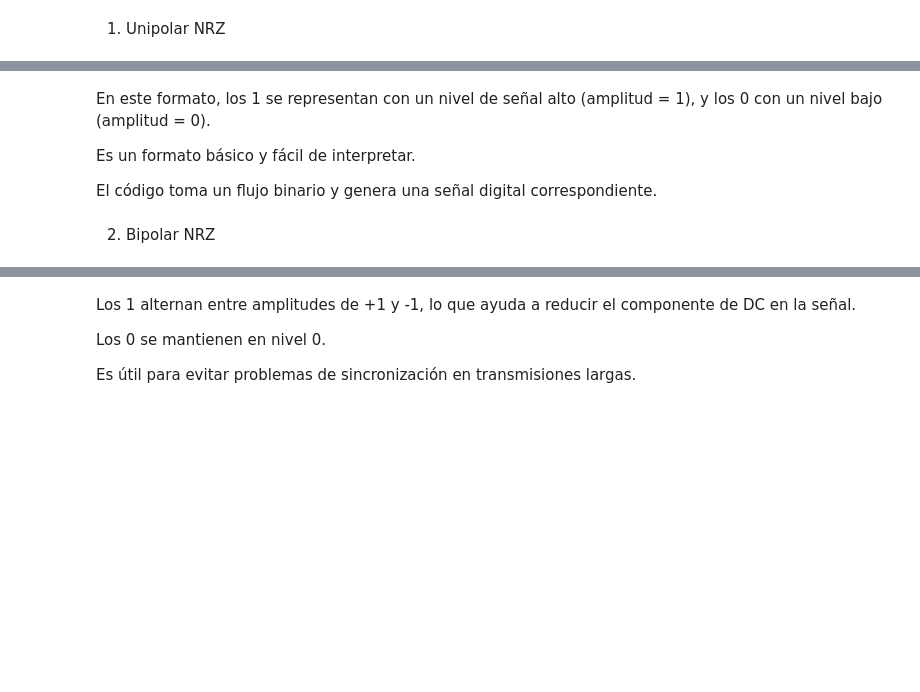
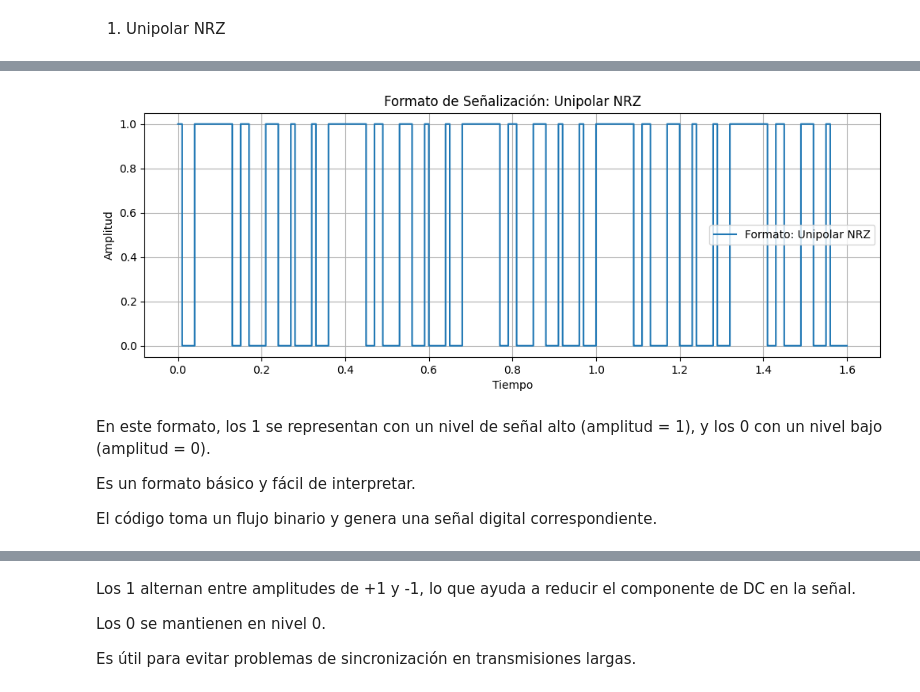
Before and after one commit to johnrua17/I.B-Lab, a Jupyter notebook: I_B_Lab.ipynb, the cells around one changed output, grey strips where cells are left out. Cells and saved outputs as stored; diff of their text form; code cells hidden in the pictures; blank space fills up the shorter version.

```diff
--- a/I_B_Lab.ipynb
+++ b/I_B_Lab.ipynb
@@ -173,3 +141,68 @@ plt.show()
+# %%
+import numpy as np
+import matplotlib.pyplot as plt
+
+# --- Parte d: Generación de formato de señalización Unipolar NRZ ---
+def signaling_format(bits, bit_duration=1):
+    t = np.linspace(0, len(bits) * bit_duration, len(bits) * 100, endpoint=False)
+    signal = np.zeros_like(t)
+    bit_step = len(t) // len(bits)
+
+    for i, bit in enumerate(bits):
+        signal[i * bit_step : (i + 1) * bit_step] = bit
+
+    return t, signal
+
+# --- Definición de la señal m(t): suma de sinusoides ---
+def generate_signal(t, f1, f2):
+    return np.sin(2 * np.pi * f1 * t) + 0.5 * np.sin(2 * np.pi * f2 * t)
+
+# --- Parámetros de la señal ---
+t_max = 1  # Duración de la señal en segundos
+fs_cont = 1000  # Frecuencia de muestreo para señal continua (para graficar)
+f1, f2 = 5, 10  # Frecuencias de las sinusoides
+
+# Generación de la señal continua
+t_original = np.linspace(0, t_max, int(t_max * fs_cont))
+m_t = generate_signal(t_original, f1, f2)
+
+# Muestreo de la señal
+fs = 40  # Frecuencia de muestreo (fs >= 2 * f_max)
+ts = 1 / fs  # Periodo de muestreo
+n = np.arange(0, t_max, ts)  # Instantes de muestreo
+m_samples = generate_signal(n, f1, f2)
+
+# --- Cuantización ---
+L = 16  # Niveles de cuantización
+min_val, max_val = min(m_samples), max(m_samples)
+step_size = (max_val - min_val) / L
+quantized_samples = np.round((m_samples - min_val) / step_size) * step_size + min_val
+
+# Generar códigos binarios a partir de cuantización
+bits_per_sample = int(np.ceil(np.log2(L)))
+binary_code = [
+    np.binary_repr(max(0, min(int(np.round((x - min_val) / step_size)), L - 1)), bits_per_sample)
+    for x in quantized_samples
+]
+
+# --- Punto d: Generar formato de señalización ---
+# Convertir códigos binarios a lista de bits
+bit_stream = [int(bit) for code in binary_code for bit in code]
+
+# Generar señal en formato Unipolar NRZ
+t_signal, signal_nrz = signaling_format(bit_stream, bit_duration=0.01)
+
+# Graficar formato de señalización
+plt.figure(figsize=(12, 4))
+plt.plot(t_signal, signal_nrz, label="Formato: Unipolar NRZ", drawstyle='steps-post')
+plt.title("Formato de Señalización: Unipolar NRZ")
+plt.xlabel("Tiempo")
+plt.ylabel("Amplitud")
+plt.grid()
+plt.legend()
+plt.show()
+# %% [output]
+[figure, added]
 # %% [markdown]
 
 
@@ -178,5 +211,3 @@ En este formato, los 1 se representan con un nivel de señal alto (amplitud = 1)
 Es un formato básico y fácil de interpretar.
 
 El código toma un flujo binario y genera una señal digital correspondiente.
-# %% [markdown]
-2. Bipolar NRZ
```
Also changed, not shown: parts of 18 cells of this notebook.
